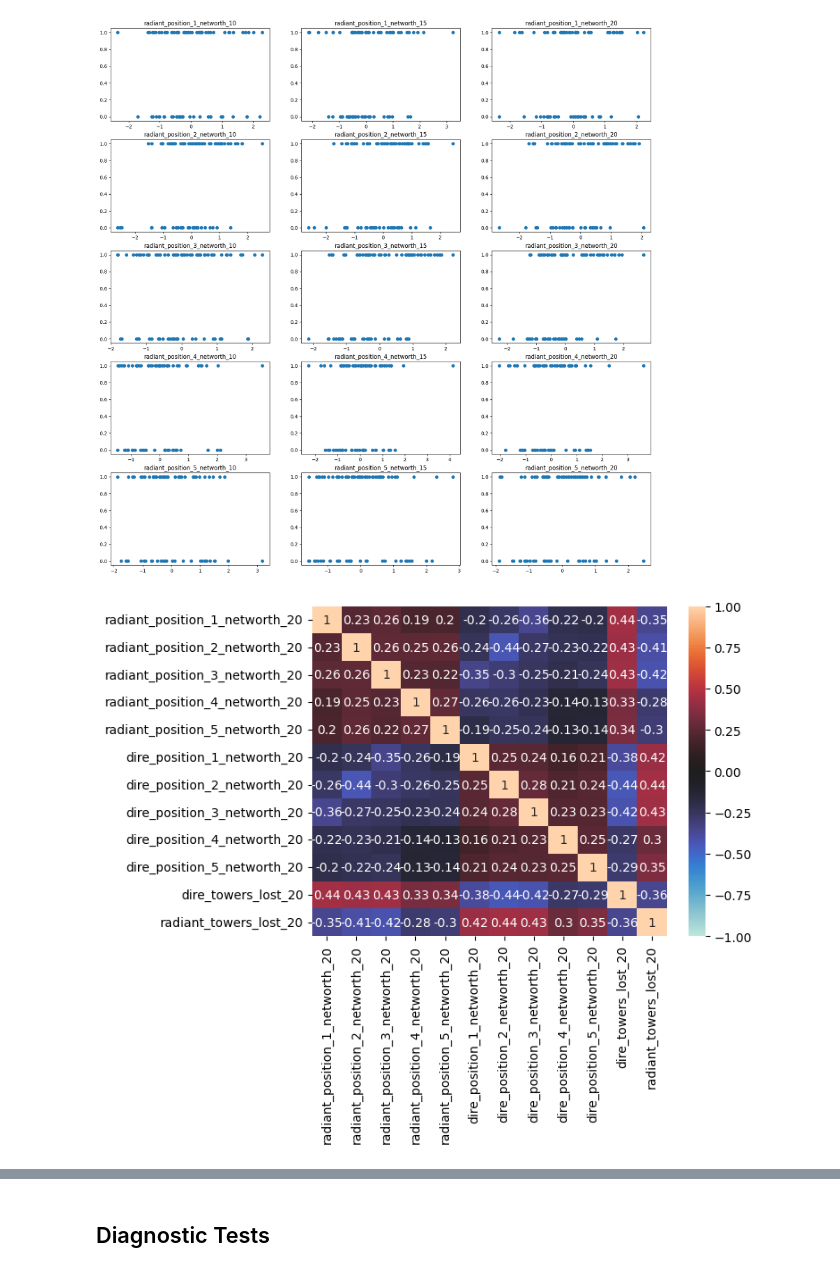
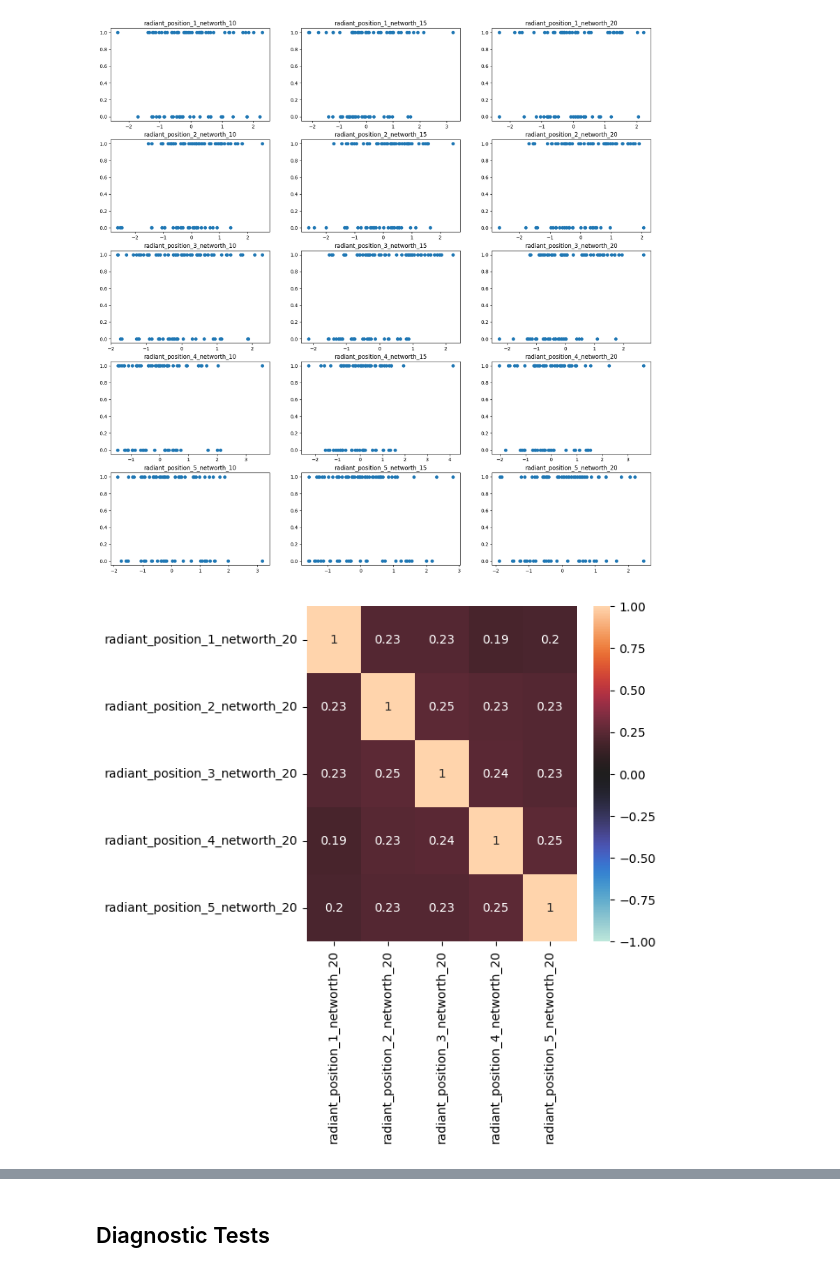
Before and after one commit to madhukar01/dota_analyst, a Jupyter notebook: analysis/analysis.ipynb, the cells around one changed output, grey strips where cells are left out. Saved outputs shown, nothing was run; the diff lists cells and outputs as text; code cells hidden in the pictures.

```diff
--- a/analysis/analysis.ipynb
+++ b/analysis/analysis.ipynb
@@ -174,17 +181,17 @@ for i in range(1, 6):
 # %%
 columns = []
 columns.extend(get_columns_for("radiant", "networth", range(1,6), 20))
 #columns.extend(get_columns_for("radiant", "gpm", range(1,6), 20))
 #columns.extend(get_columns_for("radiant", "kills", time=20))
-columns.extend(get_columns_for("dire", "networth", range(1,6), 20))
+#columns.extend(get_columns_for("dire", "networth", range(1,6), 20))
 #columns.extend(get_columns_for("radiant", "networth", range(1,6), 20))
 #columns.extend(get_columns_for("radiant", "networth", time=20))
 #columns.extend(get_columns_for("radiant", "xpm", range(1,6), 20))
 #columns.extend(get_columns_for("dire", "xpm", range(1,6), 20))
-columns.extend(get_columns_for("dire", "towers_lost", time=20))
-columns.extend(get_columns_for("radiant", "towers_lost", time= 20))
+#columns.extend(get_columns_for("dire", "towers_lost", time=20))
+#columns.extend(get_columns_for("radiant", "towers_lost", time= 20))
 sns.heatmap(df[columns].corr(numeric_only=True),annot=True, center=0, vmax=1, vmin=-1)
 x = df
 # %% [output]
-[figure, old version]
+[figure, new version]
 # %%
```
Also changed, not shown: parts of 13 cells of this notebook.
